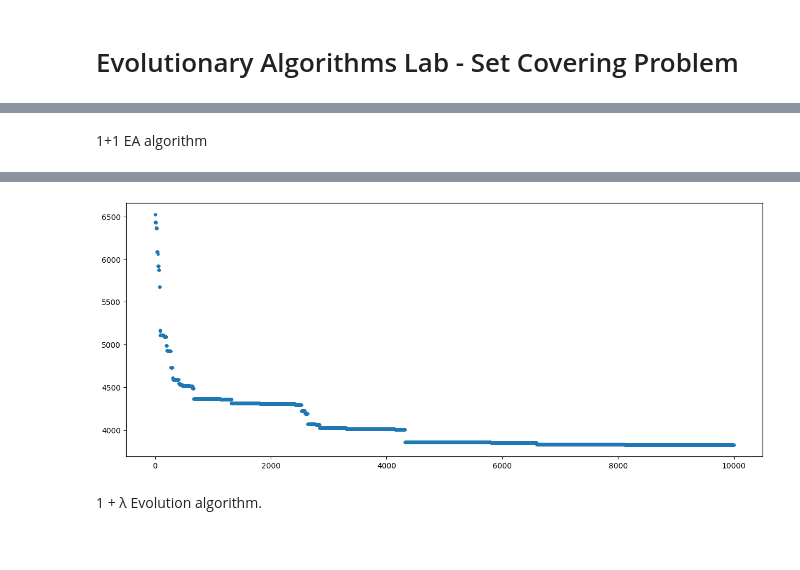
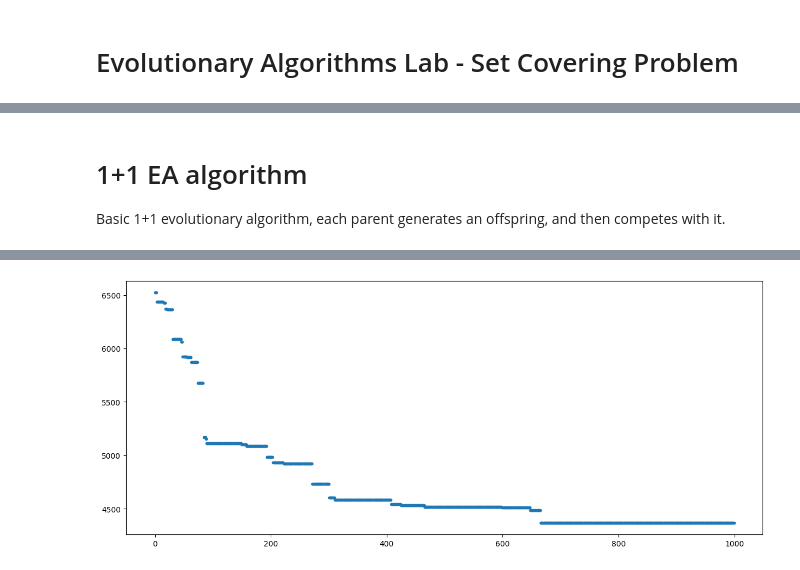
Before and after one commit to moDal7/Computational-Intelligence, a Jupyter notebook: lab2/lab2_sol.ipynb, the cells around one changed output, grey strips where cells are left out. Drawn from its saved outputs; the diff is of its cells as text; code cells hidden in the pictures.

```diff
--- a/lab2/lab2_sol.ipynb
+++ b/lab2/lab2_sol.ipynb
@@ -30,7 +34,6 @@ Functions to use in all the algorithms.
 # %%
 def goal_test(N, solution):
     solution = [x for l in solution for x in l]
-    sol = tuple(solution)
     set_sol = set(elem for elem in solution)
     goal = set(range(N))
     return set_sol == goal
@@ -41,7 +44,7 @@ def fitness_eval(solution):
 
 def tweak_sol(solution, all_lists, sigma, N):
     new_solution = set(solution)
-    normal = random.randint(0, sigma)
+    normal = random.randint(0, round(sigma))
 
     if random.random() < 0.1:
         new_solution = set()
@@ -54,8 +57,9 @@ def tweak_sol(solution, all_lists, sigma, N):
             new_solution.add(random.choice(list(all_lists - new_solution)))
 
     return new_solution
-# %% [markdown]
-1+1 EA algorithm
+# %% [markdown]
+# 1+1 EA algorithm
+Basic 1+1 evolutionary algorithm, each parent generates an offspring, and then competes with it.
 # %%
 def plus1_ea(solution, all_lists, steps, sigma, n):
 
@@ -77,7 +81,7 @@ def plus1_ea(solution, all_lists, steps, sigma, n):
     return solution, history
 # %%
 SIGMA = 1
-STEPS = 10000
+STEPS = 1000
 
 for num in N_VALUES:
     all_lists = set(tuple(element) for element in problem(num, SEED))
@@ -106,3 +110 @@ for num in N_VALUES:
-[figure, old version]
+[figure, new version]
-# %% [markdown]
- 1 + λ Evolution algorithm.
```
Also changed, not shown: parts of 16 cells of this notebook, 1 other file.
